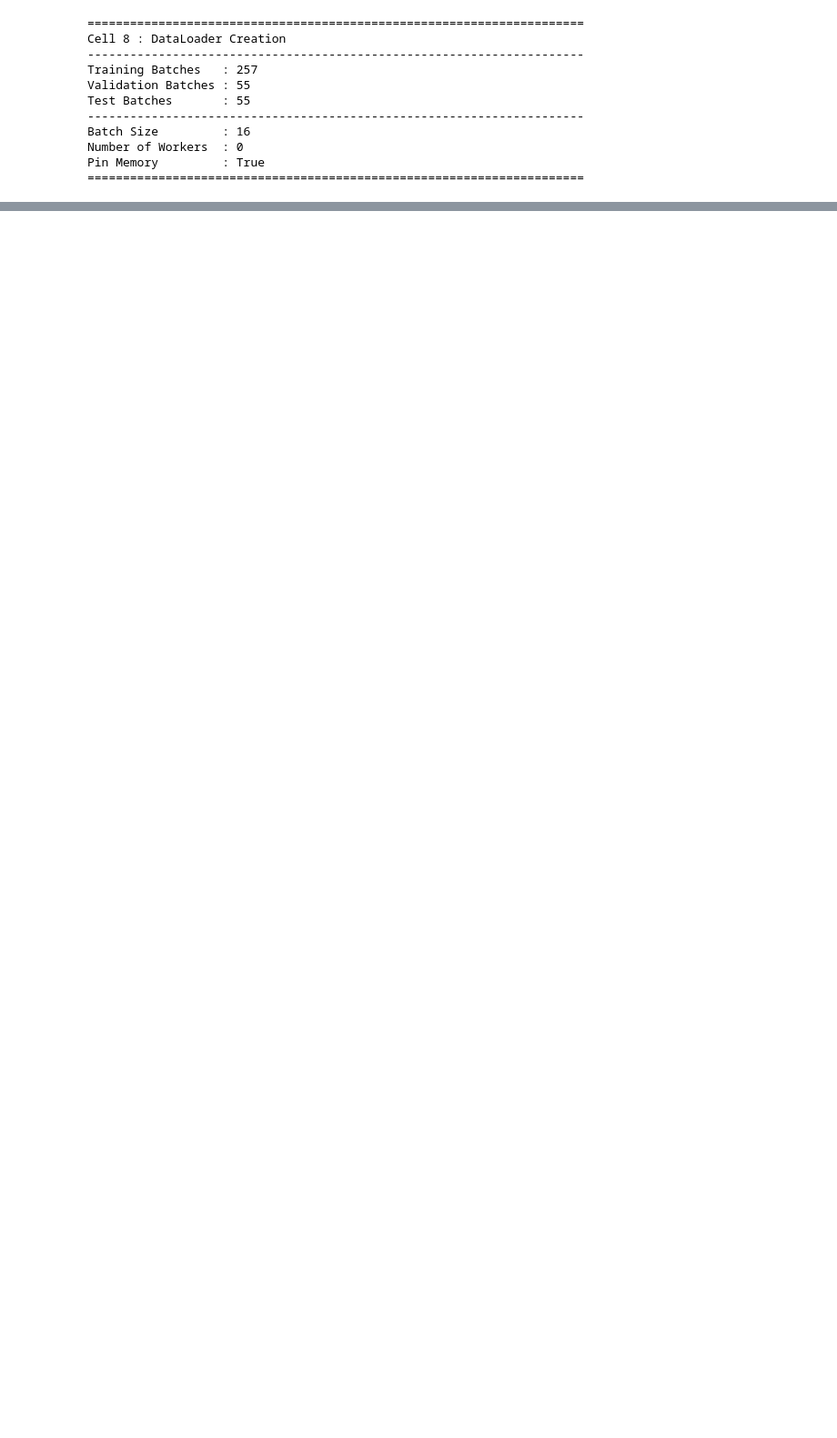
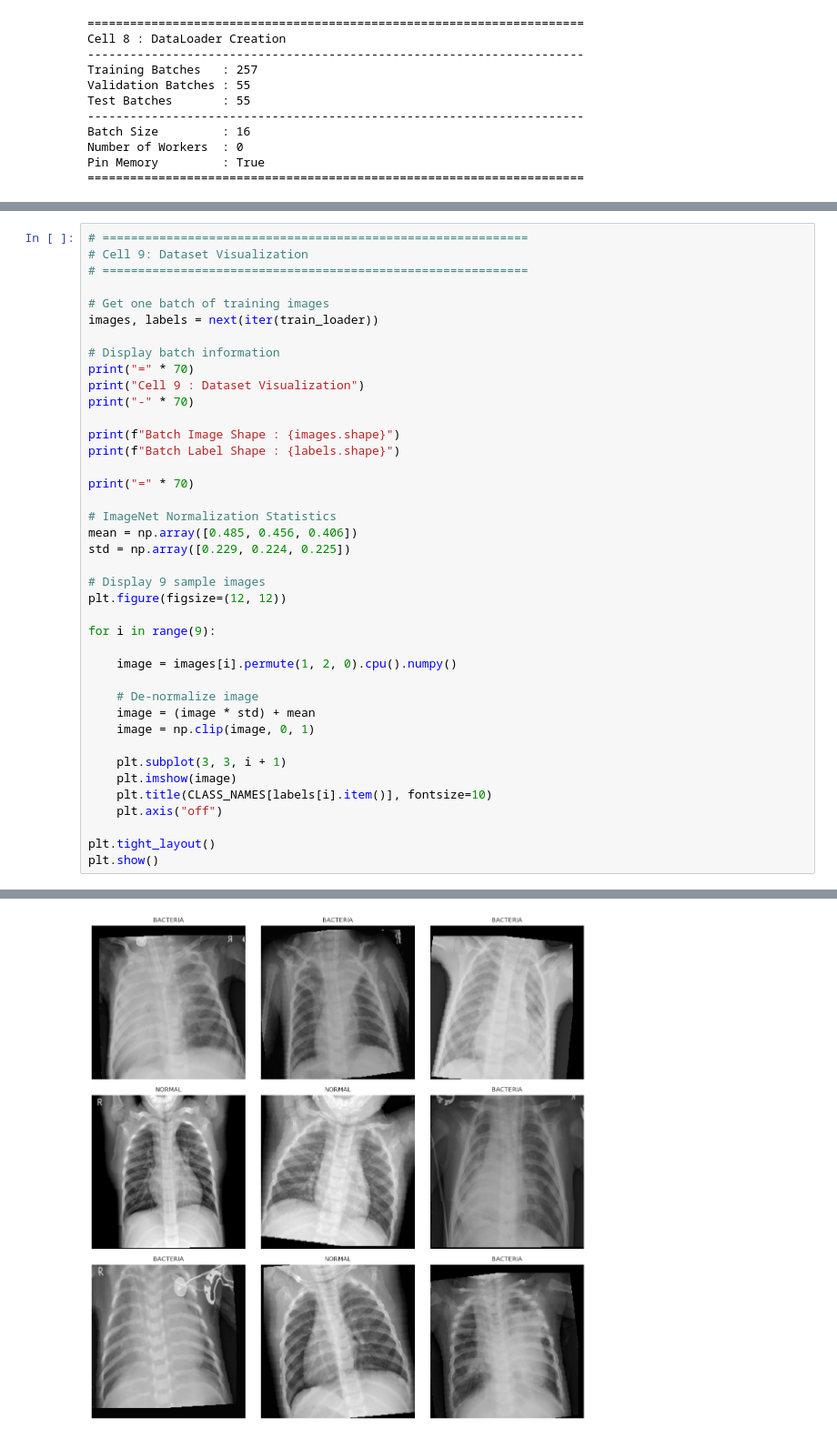
Before and after one commit to jaimulhaque/Pneumonia-MultiModel-XAI, a Jupyter notebook: notebooks/07_ConvNeXt_Tiny_Baseline_Training.ipynb, the cells around one changed output, grey strips where cells are left out. Shown at 91% size. Saved outputs shown, nothing was run; the diff lists cells and outputs as text; blank space fills up the shorter version.

```diff
--- a/notebooks/07_ConvNeXt_Tiny_Baseline_Training.ipynb
+++ b/notebooks/07_ConvNeXt_Tiny_Baseline_Training.ipynb
@@ -536,0 +615,41 @@ Pin Memory         : True
+# %%
+# ============================================================
+# Cell 9: Dataset Visualization
+# ============================================================
+
+# Get one batch of training images
+images, labels = next(iter(train_loader))
+
+# Display batch information
+print("=" * 70)
+print("Cell 9 : Dataset Visualization")
+print("-" * 70)
+
+print(f"Batch Image Shape : {images.shape}")
+print(f"Batch Label Shape : {labels.shape}")
+
+print("=" * 70)
+
+# ImageNet Normalization Statistics
+mean = np.array([0.485, 0.456, 0.406])
+std = np.array([0.229, 0.224, 0.225])
+
+# Display 9 sample images
+plt.figure(figsize=(12, 12))
+
+for i in range(9):
+
+    image = images[i].permute(1, 2, 0).cpu().numpy()
+
+    # De-normalize image
+    image = (image * std) + mean
+    image = np.clip(image, 0, 1)
+
+    plt.subplot(3, 3, i + 1)
+    plt.imshow(image)
+    plt.title(CLASS_NAMES[labels[i].item()], fontsize=10)
+    plt.axis("off")
+
+plt.tight_layout()
+plt.show()
+# %% [output]
@@ -536,0 +662 @@ Pin Memory         : True
+[figure, added]
```
Also changed, not shown: parts of 4 cells of this notebook.
